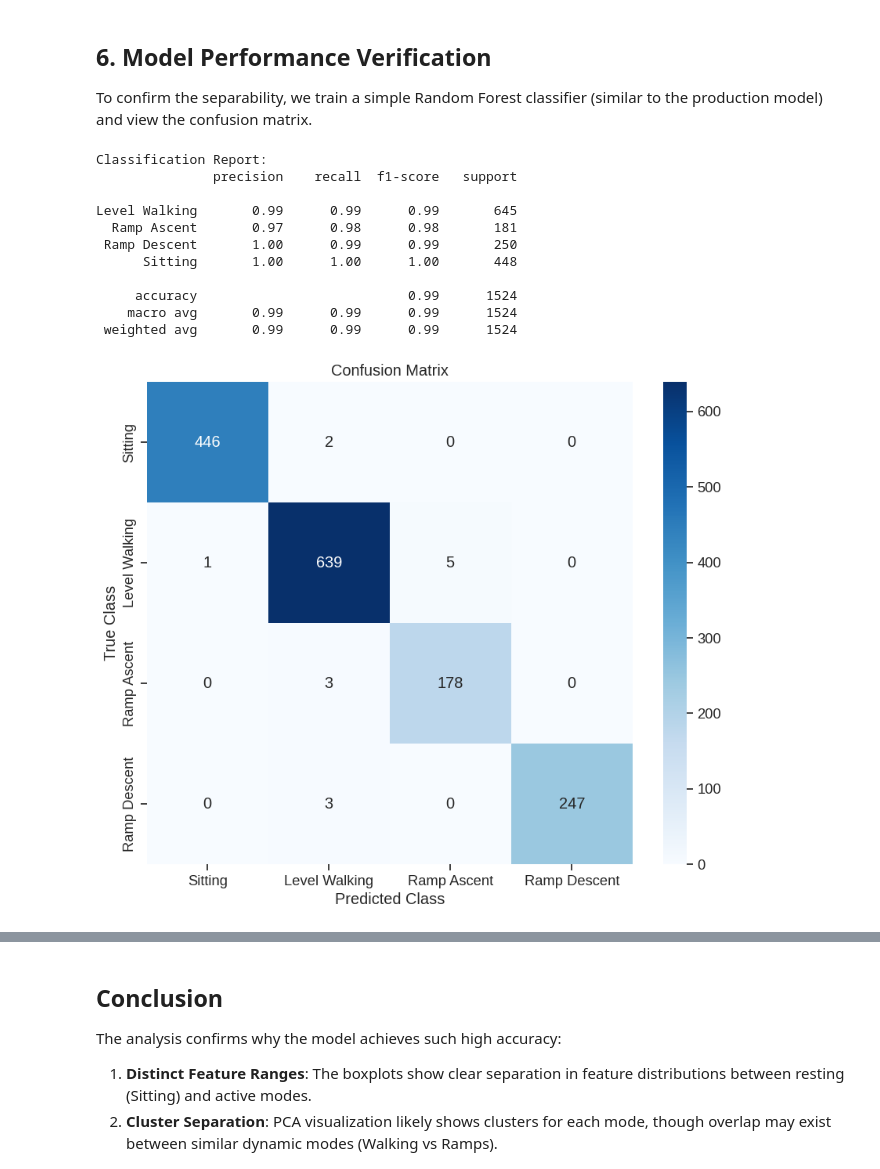
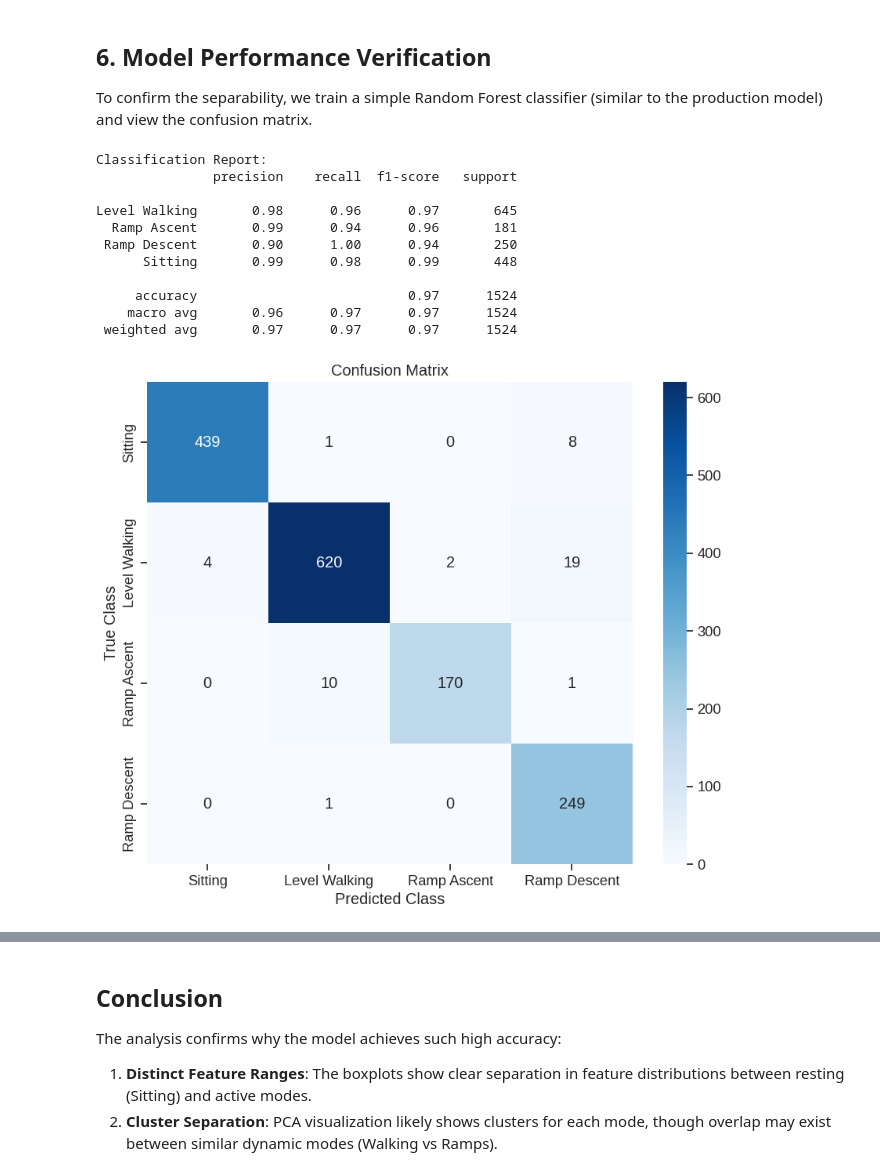
Before and after one commit to MNR-MarcosOriolPagonabarraga-projects/NeuroGait, a Jupyter notebook: src/notebooks/walking_mode_features_analysis.ipynb, the cells around one changed output, grey strips where cells are left out. Saved outputs shown, nothing was run; the diff lists cells and outputs as text; code cells hidden in the pictures.

```diff
--- a/src/notebooks/walking_mode_features_analysis.ipynb
+++ b/src/notebooks/walking_mode_features_analysis.ipynb
@@ -40,7 +39,7 @@ MODE_NAMES = {
     3: "Ramp Descent",
 }
 
-EMG_CHANNELS = ['TA', 'MG', 'RF']
+EMG_CHANNELS = ['TA', 'MG']
 TARGET_FS = 250
 WINDOW_SIZE_MS = 2000
 STEP_SIZE_MS = 100
@@ -217,38 +216,38 @@ plt.show()
 
 To confirm the separability, we train a simple Random Forest classifier (similar to the production model) and view the confusion matrix.
 # %%
+# Train a LDA model
 from sklearn.model_selection import train_test_split
 
 X_train, X_test, y_train, y_test = train_test_split(X, y, test_size=0.3, random_state=42, stratify=y)
-
-clf = RandomForestClassifier(n_estimators=20, max_depth=10, random_state=42)
+clf = LinearDiscriminantAnalysis()
 clf.fit(X_train, y_train)
 
 y_pred = clf.predict(X_test)
 
 print("Classification Report:")
 print(classification_report(y_test, y_pred))
 
 # Confusion Matrix
 cm = confusion_matrix(y_test, y_pred, labels=list(MODE_NAMES.values()))
 plt.figure(figsize=(10, 8))
 sns.heatmap(cm, annot=True, fmt='d', cmap='Blues',
             xticklabels=list(MODE_NAMES.values()),
             yticklabels=list(MODE_NAMES.values()))
 plt.ylabel('True Class')
 plt.xlabel('Predicted Class')
 plt.title('Confusion Matrix')
 plt.show()
 # %% [output]
 Classification Report:
                precision    recall  f1-score   support
 
-Level Walking       0.99      0.99      0.99       645
-  Ramp Ascent       0.97      0.98      0.98       181
- Ramp Descent       1.00      0.99      0.99       250
-      Sitting       1.00      1.00      1.00       448
+Level Walking       0.98      0.96      0.97       645
+  Ramp Ascent       0.99      0.94      0.96       181
+ Ramp Descent       0.90      1.00      0.94       250
+      Sitting       0.99      0.98      0.99       448
 
-     accuracy                           0.99      1524
-    macro avg       0.99      0.99      0.99      1524
- weighted avg       0.99      0.99      0.99      1524
+     accuracy                           0.97      1524
+    macro avg       0.96      0.97      0.97      1524
+ weighted avg       0.97      0.97      0.97      1524
-[figure, old version]
+[figure, new version]
```
Also changed, not shown: parts of 5 cells of this notebook, 18 other files.
